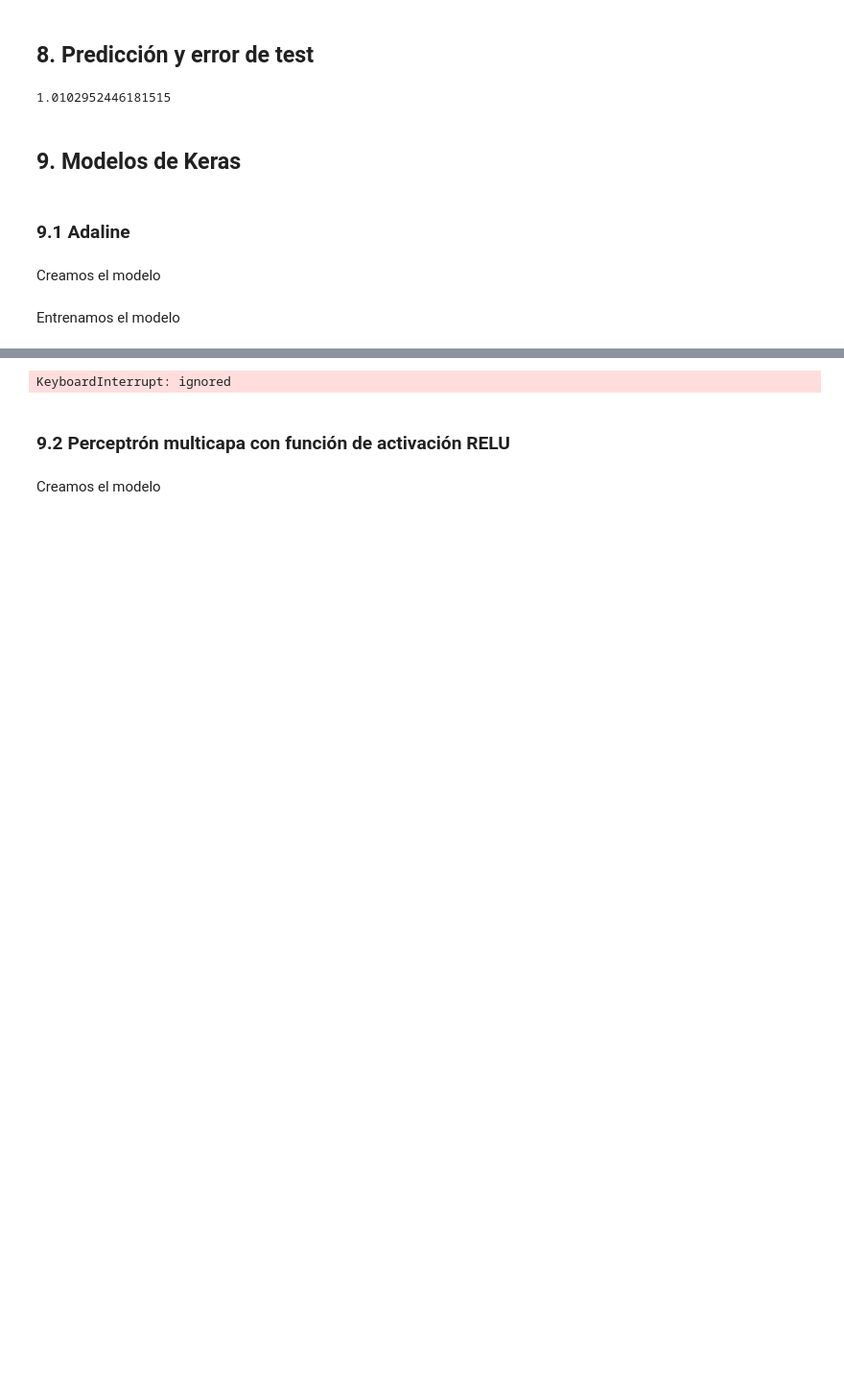
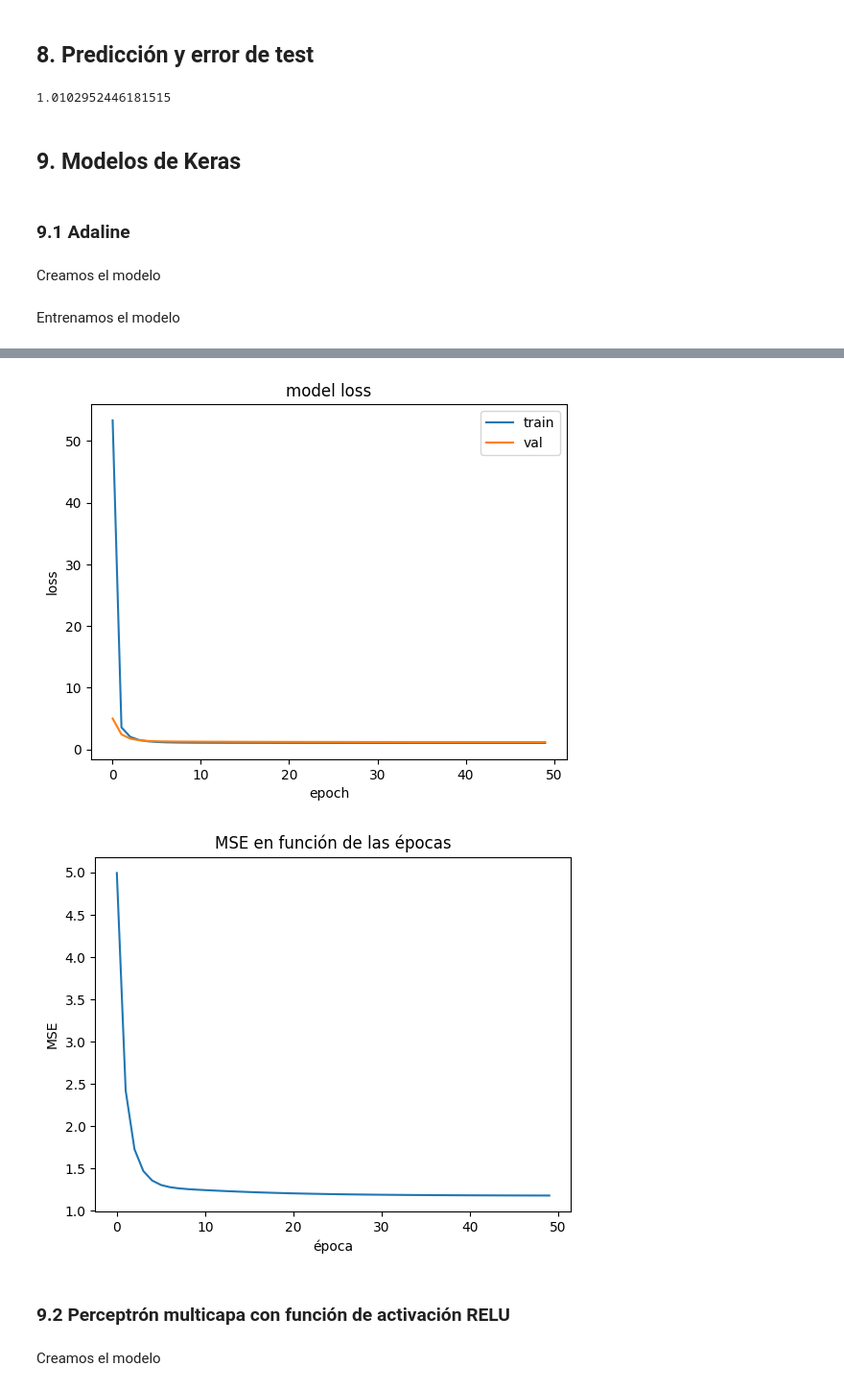
Before and after one commit to cabamarcos/Gas-Turbine-Emission-Prediction, a Jupyter notebook: P1_RRNN.ipynb, the cells around one changed output, grey strips where cells are left out. Shown at 96% size. Cells and saved outputs as stored; diff of their text form; code cells hidden in the pictures; blank space fills up the shorter version.

```diff
--- a/P1_RRNN.ipynb
+++ b/P1_RRNN.ipynb
@@ -452,9 +454,7 @@ historico = model_adaline.fit(X_train, y_train, epochs=epochs, batch_size=batch_
 shuffle=False, validation_freq=1)
 
 # Calcula RMSE
-mse = historico.history['val_mean_squared_error']  # Obtiene el MSE de la historia
-rmse = np.sqrt(mse)  # Calcula la raíz cuadrada para obtener el RMSE
-
+mse = historico.history['val_mse']  # Obtiene el MSE de la historia
 
 plt.plot(historico.history['loss'])
 plt.plot(historico.history['val_loss'])
@@ -465,9 +465,9 @@ plt.legend(['train', 'val'], loc='upper right')
 plt.show()
 
 # Plotea el RMSE
-plt.plot(rmse)
-plt.title('RMSE en función de las épocas')
-plt.ylabel('RMSE')
+plt.plot(mse)
+plt.title('MSE en función de las épocas')
+plt.ylabel('MSE')
 plt.xlabel('época')
 plt.show()
 # %% [output]
@@ -491,4 +491,5 @@ Epoch 19/50
-KeyboardInterrupt: ignored
+[figure, added]
+[figure, added]
 # %% [markdown]
 ### 9.2 Perceptrón multicapa con función de activación RELU
 # %% [markdown]
```
Also changed, not shown: parts of 13 cells of this notebook.
